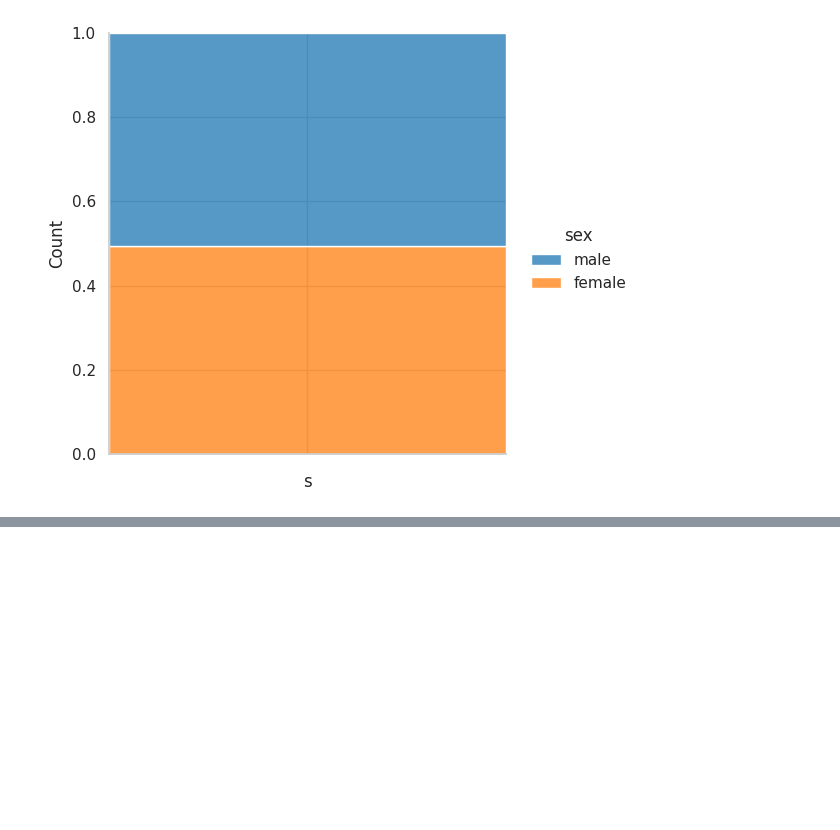
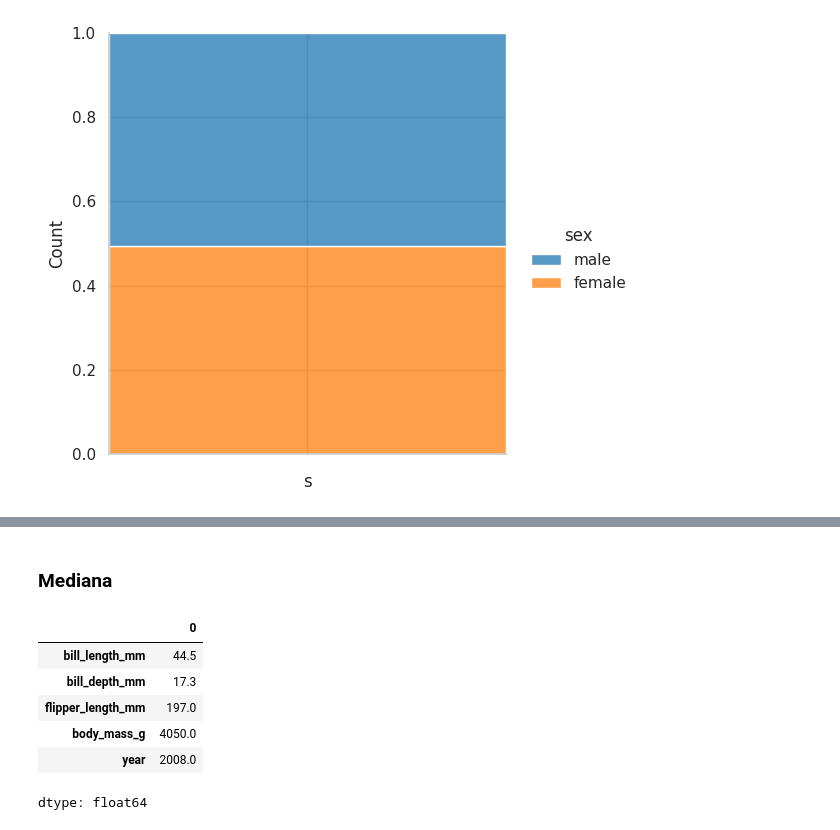
Before and after one commit to gabguagon/Py-EDA-penguins, a Jupyter notebook: penguins.ipynb, the cells around one changed output, grey strips where cells are left out. Drawn from its saved outputs; the diff is of its cells as text; code cells hidden in the pictures; blank space fills up the shorter version.

```diff
--- a/penguins.ipynb
+++ b/penguins.ipynb
@@ -517,0 +540,12 @@ sns.displot(
+# %% [markdown]
+### Mediana
+# %%
+processed_df.median(numeric_only=True)
+# %% [output]
+|  | 0 |
+| bill_length_mm | 44.5 |
+| bill_depth_mm | 17.3 |
+| flipper_length_mm | 197.0 |
+| body_mass_g | 4050.0 |
+| year | 2008.0 |
+dtype: float64
```
Also changed, not shown: parts of 8 cells of this notebook.
